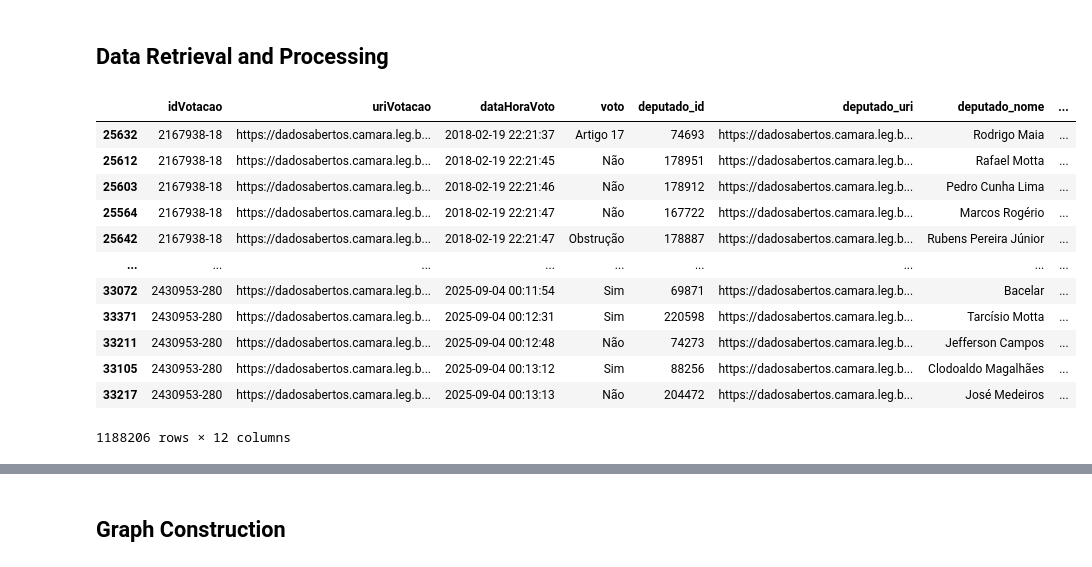
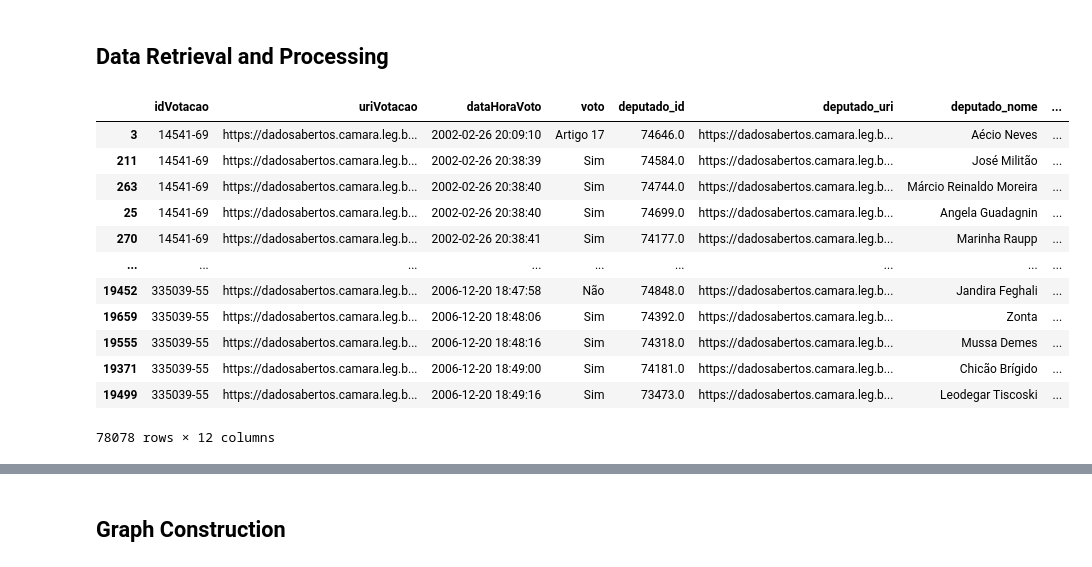
Before and after one commit to LucasAlegre/vote-network, a Jupyter notebook: vote_network.ipynb, the cells around one changed output, grey strips where cells are left out. Drawn from its saved outputs; the diff is of its cells as text; code cells hidden in the pictures.

```diff
--- a/vote_network.ipynb
+++ b/vote_network.ipynb
@@ -54,8 +62,8 @@ DEBUG:urllib3.connectionpool:https://hub.graphistry.com:443 "POST /api/v2/auth/t
 # %% [markdown]
 ## Data Retrieval and Processing
 # %%
-start_date = '2018-01-01' #@param {type:"date"}
-end_date = '2025-09-05' #@param {type:"date"}
+start_date = '2002-01-01' #@param {type:"date"}
+end_date = '2006-12-31' #@param {type:"date"}
 start_date = pd.to_datetime(start_date)
 end_date = pd.to_datetime(end_date)
 # %%
@@ -63,42 +71,81 @@ end_date = pd.to_datetime(end_date)
 os.makedirs('data', exist_ok=True)
 for year in range(start_date.year, end_date.year + 1):
     # Read or download votes
     path = 'data/votacoesVotos-{}.csv'.format(year)
     if not os.path.isfile(path):
       headers = {'User-Agent': 'Mozilla/5.0 (Windows; U; Windows NT 5.1; en-US; rv:1.9.0.7) Gecko/2009021910 Firefox/3.0.7'}
       url = 'https://dadosabertos.camara.leg.br/arquivos/votacoesVotos/csv/votacoesVotos-{}.csv'.format(year)
       request = urllib.request.Request(url, None, headers) #The assembled request
       response = urllib.request.urlopen(request)
       data = response.read() # The data u need
       with open(path, 'wb') as f:
           f.write(data)
 
+    path_themes = 'data/proposicoesTemas-{}.csv'.format(year)
+    if not os.path.isfile(path_themes):
+      headers = {'User-Agent': 'Mozilla/5.0 (Windows; U; Windows NT 5.1; en-US; rv:1.9.0.7) Gecko/2009021910 Firefox/3.0.7'}
+      url = 'https://dadosabertos.camara.leg.br/arquivos/proposicoesTemas/csv/proposicoesTemas-{}.csv'.format(year)
+      request = urllib.request.Request(url, None, headers) #The assembled request
+      response = urllib.request.urlopen(request)
+      data = response.read() # The data u need
+      with open(path_themes, 'wb') as f:
+          f.write(data)
+
+    path_propositions = 'data/proposicoes-{}.csv'.format(year)
+    if not os.path.isfile(path_propositions):
+      headers = {'User-Agent': 'Mozilla/5.0 (Windows; U; Windows NT 5.1; en-US; rv:1.9.0.7) Gecko/2009021910 Firefox/3.0.7'}
+      url = 'https://dadosabertos.camara.leg.br/arquivos/proposicoes/csv/proposicoes-{}.csv'.format(year)
+      request = urllib.request.Request(url, None, headers) #The assembled request
+      response = urllib.request.urlopen(request)
+      data = response.read() # The data u need
+      with open(path_propositions, 'wb') as f:
+          f.write(data)
+
+    path_votings = 'data/votacoes-{}.csv'.format(year)
+    if not os.path.isfile(path_votings):
+      headers = {'User-Agent': 'Mozilla/5.0 (Windows; U; Windows NT 5.1; en-US; rv:1.9.0.7) Gecko/2009021910 Firefox/3.0.7'}
+      url = 'https://dadosabertos.camara.leg.br/arquivos/votacoes/csv/votacoes-{}.csv'.format(year)
+      request = urllib.request.Request(url, None, headers) #The assembled request
+      response = urllib.request.urlopen(request)
+      data = response.read() # The data u need
+      with open(path_votings, 'wb') as f:
+          f.write(data)
+
     vote_data = pd.read_csv(path, sep=';')
+    theme_data = pd.read_csv(path_themes, sep=';')
+    proposition_data = pd.read_csv(path_propositions, sep=';')
+    votings_data = pd.read_csv(path_votings, sep=';')
 
     # Remove simbolic votes
     vote_data = vote_data[vote_data['voto'] != 'Simbólico']
 
     # Filter dates
     vote_data['dataHoraVoto'] = pd.to_datetime(vote_data['dataHoraVoto'])
     vote_data = vote_data.loc[(vote_data['dataHoraVoto'] >= start_date) & (vote_data['dataHoraVoto'] <= end_date)]
     vote_data.sort_values(by=['dataHoraVoto'], inplace=True)
 
     if year == start_date.year:
         votes = vote_data
+        themes = theme_data
+        propositions = proposition_data
+        votings = votings_data
     else:
         votes = pd.concat([votes, vote_data])
+        themes = pd.concat([themes, theme_data])
+        propositions = pd.concat([propositions, proposition_data])
+        votings = pd.concat([votings, votings_data])
 votes
 # %% [output]
 |  | idVotacao | uriVotacao | dataHoraVoto | voto | deputado_id | deputado_uri | deputado_nome | ... |
-| 25632 | 2167938-18 | https://dadosabertos.camara.leg.b... | 2018-02-19 22:21:37 | Artigo 17 | 74693 | https://dadosabertos.camara.leg.b... | Rodrigo Maia | ... |
-| 25612 | 2167938-18 | https://dadosabertos.camara.leg.b... | 2018-02-19 22:21:45 | Não | 178951 | https://dadosabertos.camara.leg.b... | Rafael Motta | ... |
-| 25603 | 2167938-18 | https://dadosabertos.camara.leg.b... | 2018-02-19 22:21:46 | Não | 178912 | https://dadosabertos.camara.leg.b... | Pedro Cunha Lima | ... |
-| 25564 | 2167938-18 | https://dadosabertos.camara.leg.b... | 2018-02-19 22:21:47 | Não | 167722 | https://dadosabertos.camara.leg.b... | Marcos Rogério | ... |
-| 25642 | 2167938-18 | https://dadosabertos.camara.leg.b... | 2018-02-19 22:21:47 | Obstrução | 178887 | https://dadosabertos.camara.leg.b... | Rubens Pereira Júnior | ... |
+| 3 | 14541-69 | https://dadosabertos.camara.leg.b... | 2002-02-26 20:09:10 | Artigo 17 | 74646.0 | https://dadosabertos.camara.leg.b... | Aécio Neves | ... |
+| 211 | 14541-69 | https://dadosabertos.camara.leg.b... | 2002-02-26 20:38:39 | Sim | 74584.0 | https://dadosabertos.camara.leg.b... | José Militão | ... |
+| 263 | 14541-69 | https://dadosabertos.camara.leg.b... | 2002-02-26 20:38:40 | Sim | 74744.0 | https://dadosabertos.camara.leg.b... | Márcio Reinaldo Moreira | ... |
+| 25 | 14541-69 | https://dadosabertos.camara.leg.b... | 2002-02-26 20:38:40 | Sim | 74699.0 | https://dadosabertos.camara.leg.b... | Angela Guadagnin | ... |
+| 270 | 14541-69 | https://dadosabertos.camara.leg.b... | 2002-02-26 20:38:41 | Sim | 74177.0 | https://dadosabertos.camara.leg.b... | Marinha Raupp | ... |
 | ... | ... | ... | ... | ... | ... | ... | ... | ... |
-| 33072 | 2430953-280 | https://dadosabertos.camara.leg.b... | 2025-09-04 00:11:54 | Sim | 69871 | https://dadosabertos.camara.leg.b... | Bacelar | ... |
-| 33371 | 2430953-280 | https://dadosabertos.camara.leg.b... | 2025-09-04 00:12:31 | Sim | 220598 | https://dadosabertos.camara.leg.b... | Tarcísio Motta | ... |
-| 33211 | 2430953-280 | https://dadosabertos.camara.leg.b... | 2025-09-04 00:12:48 | Não | 74273 | https://dadosabertos.camara.leg.b... | Jefferson Campos | ... |
-| 33105 | 2430953-280 | https://dadosabertos.camara.leg.b... | 2025-09-04 00:13:12 | Sim | 88256 | https://dadosabertos.camara.leg.b... | Clodoaldo Magalhães | ... |
-| 33217 | 2430953-280 | https://dadosabertos.camara.leg.b... | 2025-09-04 00:13:13 | Não | 204472 | https://dadosabertos.camara.leg.b... | José Medeiros | ... |
+| 19452 | 335039-55 | https://dadosabertos.camara.leg.b... | 2006-12-20 18:47:58 | Não | 74848.0 | https://dadosabertos.camara.leg.b... | Jandira Feghali | ... |
+| 19659 | 335039-55 | https://dadosabertos.camara.leg.b... | 2006-12-20 18:48:06 | Sim | 74392.0 | https://dadosabertos.camara.leg.b... | Zonta | ... |
+| 19555 | 335039-55 | https://dadosabertos.camara.leg.b... | 2006-12-20 18:48:16 | Sim | 74318.0 | https://dadosabertos.camara.leg.b... | Mussa Demes | ... |
+| 19371 | 335039-55 | https://dadosabertos.camara.leg.b... | 2006-12-20 18:49:00 | Sim | 74181.0 | https://dadosabertos.camara.leg.b... | Chicão Brígido | ... |
+| 19499 | 335039-55 | https://dadosabertos.camara.leg.b... | 2006-12-20 18:49:16 | Sim | 73473.0 | https://dadosabertos.camara.leg.b... | Leodegar Tiscoski | ... |
-1188206 rows × 12 columns
+78078 rows × 12 columns
```
Also changed, not shown: parts of 6 cells of this notebook.
